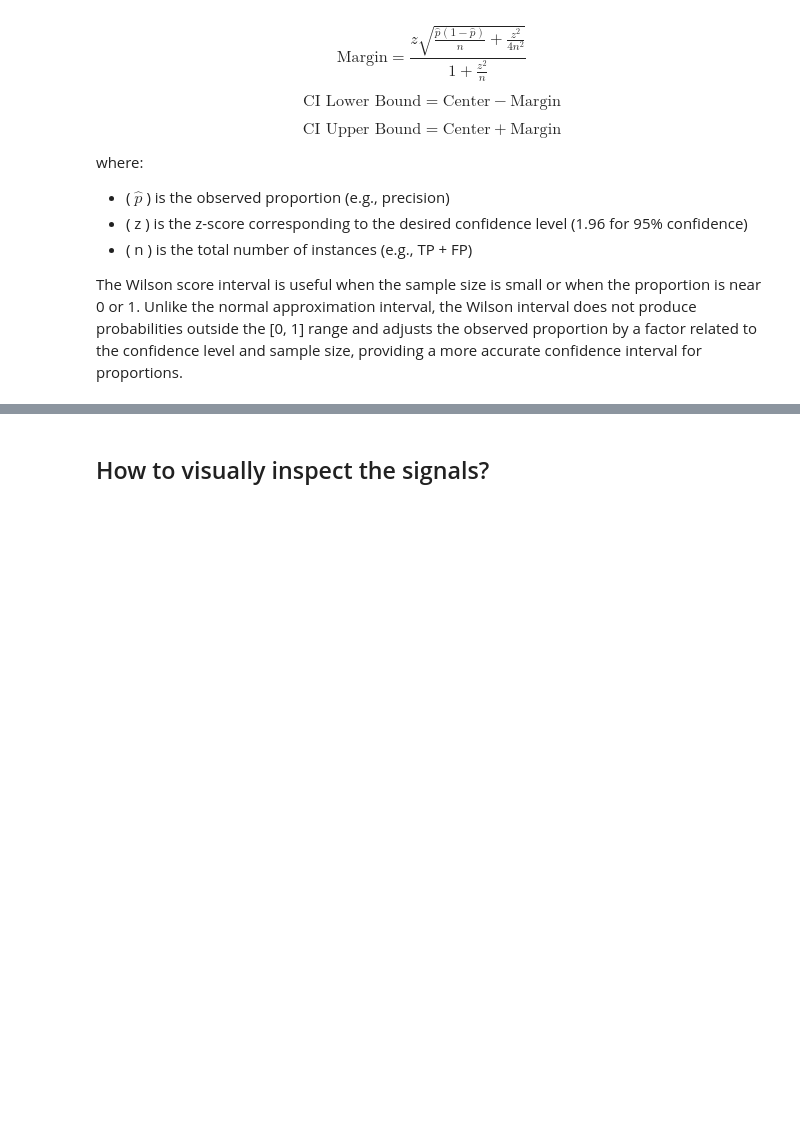
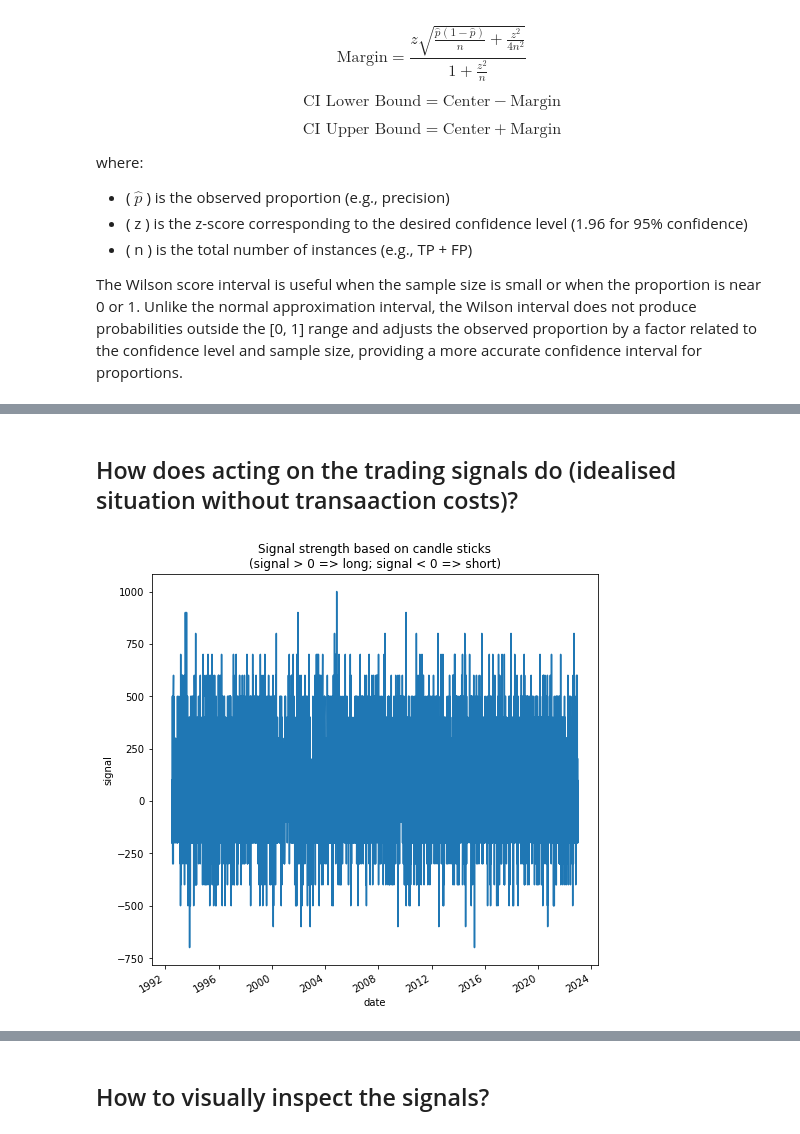
Before and after one commit to ImperialCollegeLondon/ReCoDE-DecodingMarketSignals, a Jupyter notebook: notebooks/ReCoDe_DecodingMarketSignals.ipynb, the cells around one changed output, grey strips where cells are left out. Cells and saved outputs as stored; diff of their text form; code cells hidden in the pictures; blank space fills up the shorter version.

```diff
--- a/notebooks/ReCoDe_DecodingMarketSignals.ipynb
+++ b/notebooks/ReCoDe_DecodingMarketSignals.ipynb
@@ -436,3 +422,18 @@ def plot_cs_performance(df: pd.DataFrame, criterion: str= 'total_instances', plo
 plot_cs_performance(df=performance_metrics, criterion='TP_wilson', plot_performance=True)
 # %% [output]
 [interactive output not drawn]
+# %% [markdown]
+## How does acting on the trading signals do (idealised situation without transaaction costs)?
+# %%
+trading_signal = \
+(cs_signals_df[cs_signals_df['cs_pattern'] != 0][['cs_pattern']]
+    .pivot_table(index='date', columns='signal', values='cs_pattern', aggfunc='sum')
+    .sum(axis=1)
+    .loc[lambda x: x != 0]
+)
+
+trading_signal.plot(figsize=(8,8), title='Signal strength based on candle sticks\n(signal > 0 => long; signal < 0 => short)')
+plt.ylabel('signal')
+plt.show()
+# %% [output]
+[figure, added]
```
Also changed, not shown: parts of 20 cells of this notebook.
